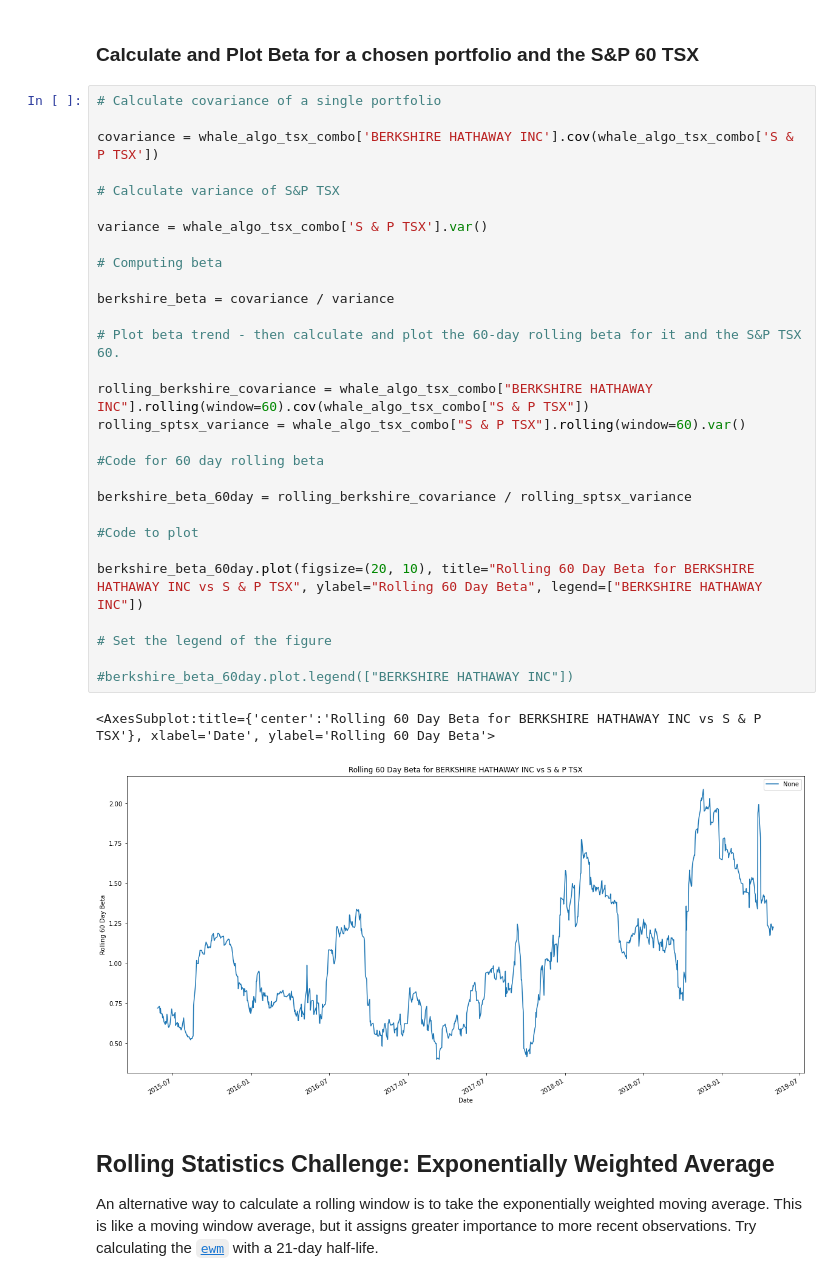
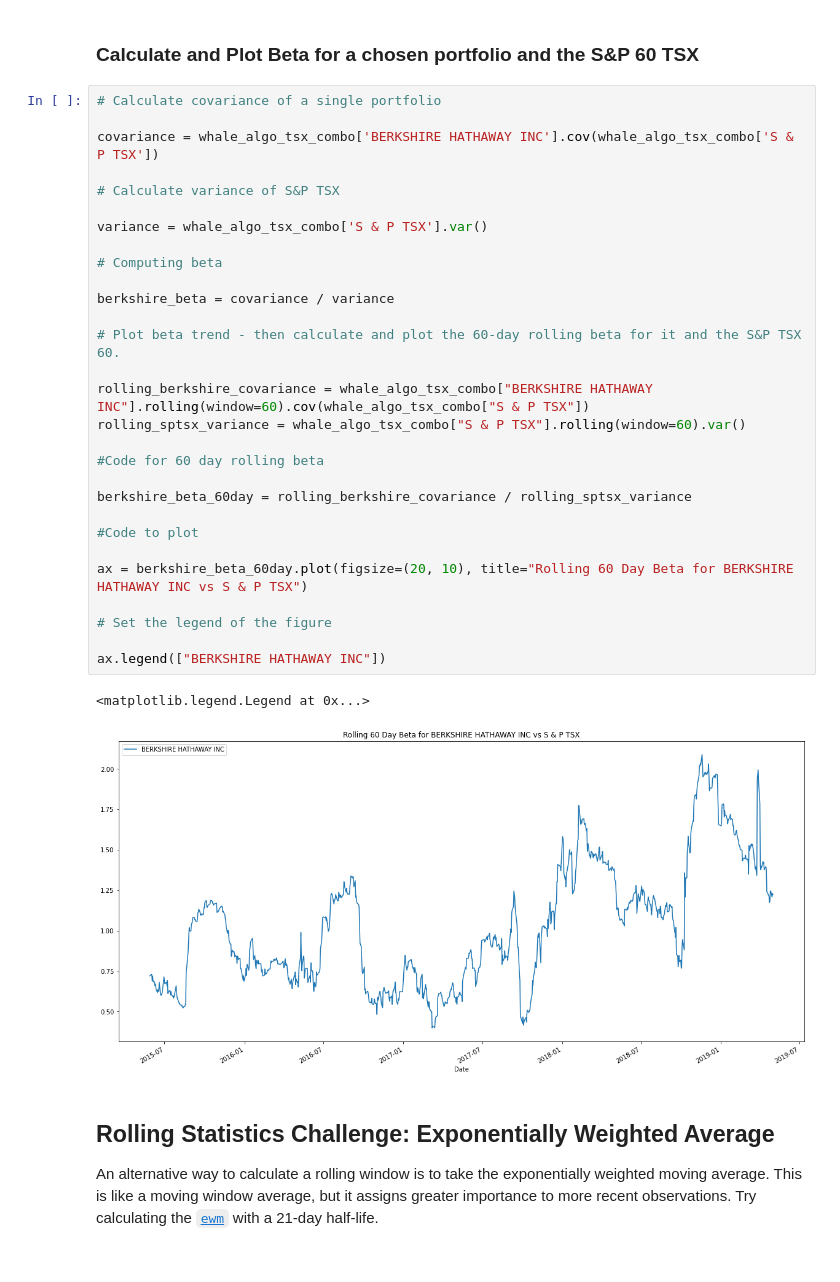
Before and after one commit to simongs10/Whale-of-portfolio-homework, a Jupyter notebook: Week 4_whale_analysis.ipynb, the cells around one changed output. Drawn from its saved outputs; the diff is of its cells as text.

```diff
--- a/Week 4_whale_analysis.ipynb
+++ b/Week 4_whale_analysis.ipynb
@@ -327,35 +327,35 @@ S & P TSX                     1.000000
 # %%
 # Calculate covariance of a single portfolio
 
 covariance = whale_algo_tsx_combo['BERKSHIRE HATHAWAY INC'].cov(whale_algo_tsx_combo['S & P TSX'])
 
 # Calculate variance of S&P TSX
 
 variance = whale_algo_tsx_combo['S & P TSX'].var()
 
 # Computing beta
 
 berkshire_beta = covariance / variance
 
 # Plot beta trend - then calculate and plot the 60-day rolling beta for it and the S&P TSX 60.
 
 rolling_berkshire_covariance = whale_algo_tsx_combo["BERKSHIRE HATHAWAY INC"].rolling(window=60).cov(whale_algo_tsx_combo["S & P TSX"])
 rolling_sptsx_variance = whale_algo_tsx_combo["S & P TSX"].rolling(window=60).var()
 
 #Code for 60 day rolling beta
 
 berkshire_beta_60day = rolling_berkshire_covariance / rolling_sptsx_variance
 
 #Code to plot
 
-berkshire_beta_60day.plot(figsize=(20, 10), title="Rolling 60 Day Beta for BERKSHIRE HATHAWAY INC vs S & P TSX", ylabel="Rolling 60 Day Beta", legend=["BERKSHIRE HATHAWAY INC"])
+ax = berkshire_beta_60day.plot(figsize=(20, 10), title="Rolling 60 Day Beta for BERKSHIRE HATHAWAY INC vs S & P TSX")
 
 # Set the legend of the figure
 
-#berkshire_beta_60day.plot.legend(["BERKSHIRE HATHAWAY INC"])
+ax.legend(["BERKSHIRE HATHAWAY INC"])
 # %% [output]
-<AxesSubplot:title={'center':'Rolling 60 Day Beta for BERKSHIRE HATHAWAY INC vs S & P TSX'}, xlabel='Date', ylabel='Rolling 60 Day Beta'>
+<matplotlib.legend.Legend at 0x...>
-[figure, old version]
+[figure, new version]
 # %% [markdown]
 ## Rolling Statistics Challenge: Exponentially Weighted Average
 
```
Also changed, not shown: parts of 22 cells of this notebook, 1 other file.
